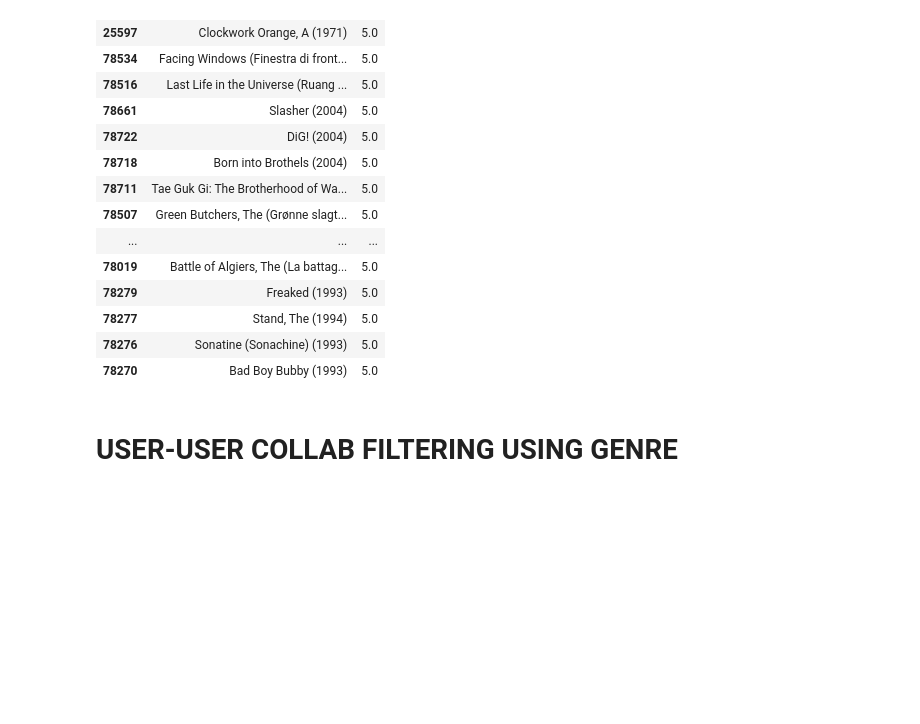
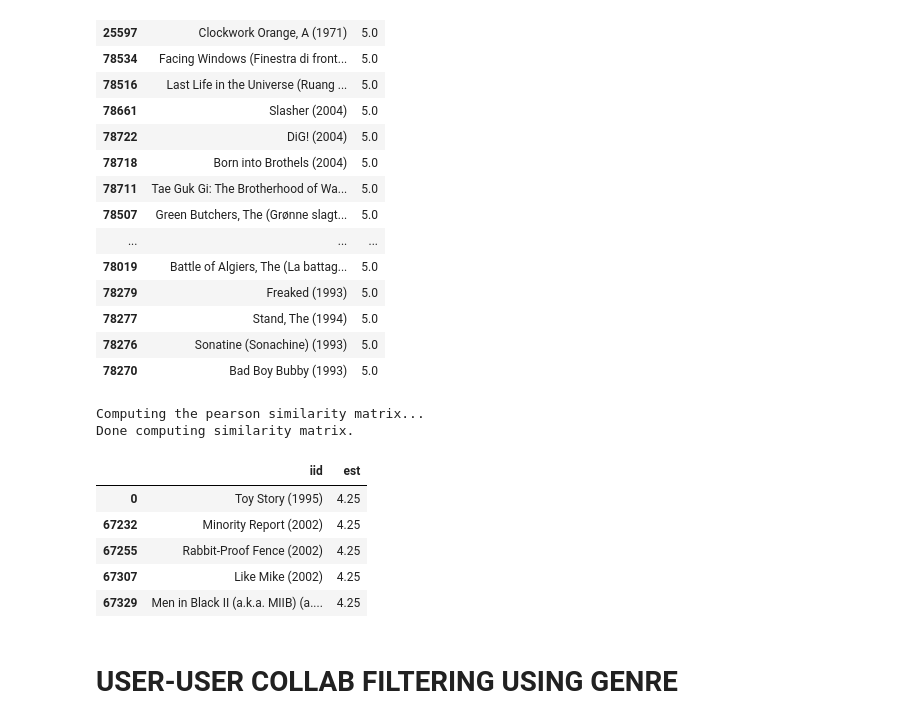
Before and after one commit to erictan23/RecommenderSystem, a Jupyter notebook: Collaborative Filtering.ipynb, the cells around one changed output. Saved outputs shown, nothing was run; the diff lists cells and outputs as text; code cells hidden in the pictures; blank space fills up the shorter version.

```diff
--- a/Collaborative Filtering.ipynb
+++ b/Collaborative Filtering.ipynb
@@ -23,9 +24,9 @@ ratings = pd.merge(movies, ratings)
 ratings['rating'] = ratings['rating'].fillna('0')
 
 # Select only relevant fields
-ratings = ratings[['userId', 'title', 'rating']]
+ratings_filtered = ratings[['userId', 'title', 'rating']]
 
-ratings.head()
+ratings_filtered.head()
 # %% [output]
 |  | userId | title | rating |
 | 0 | 1 | Toy Story (1995) | 4.0 |
@@ -35,7 +36,7 @@ ratings.head()
 | 4 | 17 | Toy Story (1995) | 4.5 |
 # %%
 reader = Reader(rating_scale=(0, 5), line_format = 'user item rating')
-gs_data = Dataset.load_from_df(ratings, reader)
+gs_data = Dataset.load_from_df(ratings_filtered, reader)
 # %%
 # Params to optimize
 sim_options = {
@@ -156,6 +157,45 @@ Done computing similarity matrix.
 | 78277 | Stand, The (1994) | 5.0 |
 | 78276 | Sonatine (Sonachine) (1993) | 5.0 |
 | 78270 | Bad Boy Bubby (1993) | 5.0 |
+# %%
+def get_rec_knn(movies):
+    x = ratings_filtered.copy()
+
+    for m in movies:
+        x = x.append(pd.DataFrame([[9999, m[0], m[1]]],
+                                  columns=['userId', 'title', 'rating']),
+                     ignore_index=True)
+
+    # To use parms from GridSearchCV
+    sim_options = {
+        "name": "pearson",
+        "min_support": 3,
+        "user_based": True
+    }
+
+    gs_data = Dataset.load_from_df(x, reader)
+
+    algo = KNNWithMeans(sim_options=sim_options, k=30, min_k=3)
+    predictions = algo.fit(gs_data.build_full_trainset())
+
+    pred_movies = []
+    for title in ratings['title']:
+        pred = algo.predict(9999, title)
+        pred_movies.append(pred)
+
+    pred_analysis = pd.DataFrame(pred_movies).sort_values('est', ascending=False)[['iid', 'est']]
+    display(pred_analysis.drop_duplicates(subset=["iid"]).head(5))
+
+get_rec_knn([('Toy Story (1995)', 5.0), ('Flint (2017)', 3.5)])
+# %% [output]
+Computing the pearson similarity matrix...
+Done computing similarity matrix.
+|  | iid | est |
+| 0 | Toy Story (1995) | 4.25 |
+| 67232 | Minority Report (2002) | 4.25 |
+| 67255 | Rabbit-Proof Fence (2002) | 4.25 |
+| 67307 | Like Mike (2002) | 4.25 |
+| 67329 | Men in Black II (a.k.a. MIIB) (a.... | 4.25 |
 # %% [markdown]
 # USER-USER COLLAB FILTERING USING GENRE
 # %% [markdown]
```
Also changed, not shown: parts of 1 cell of this notebook.
